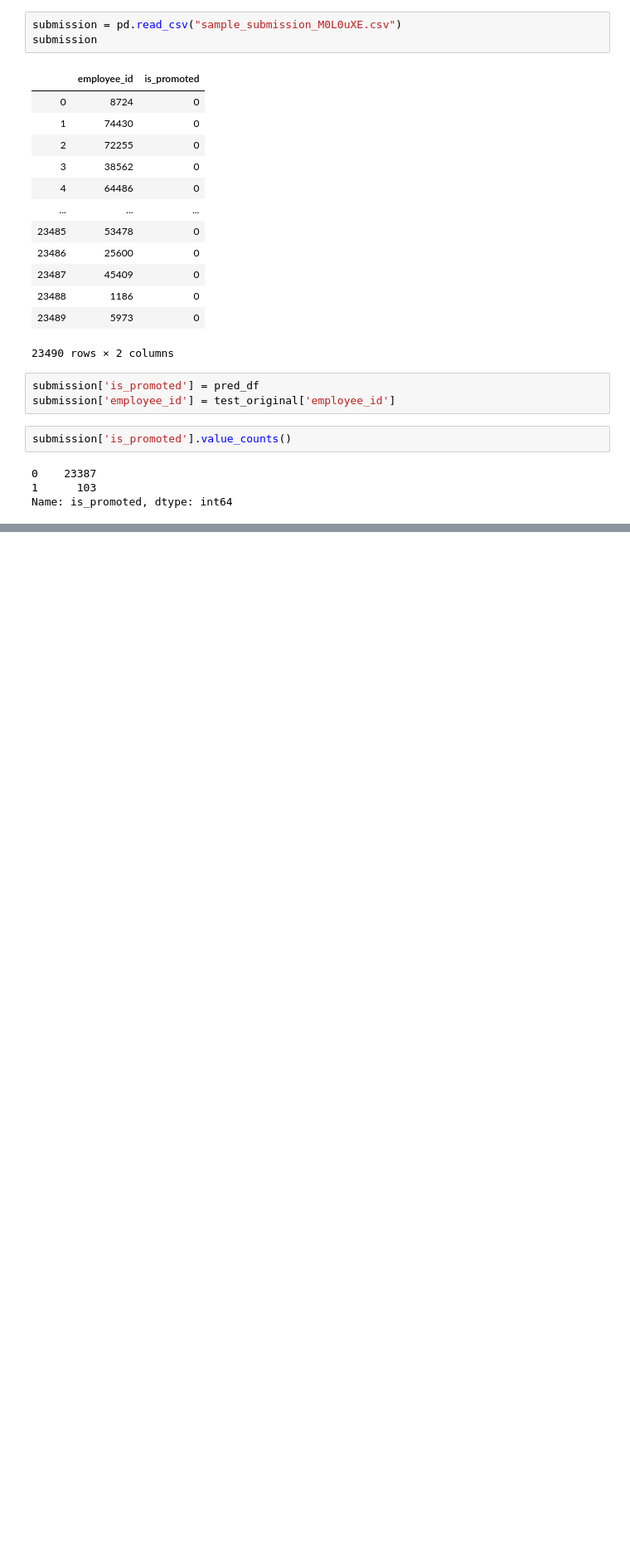
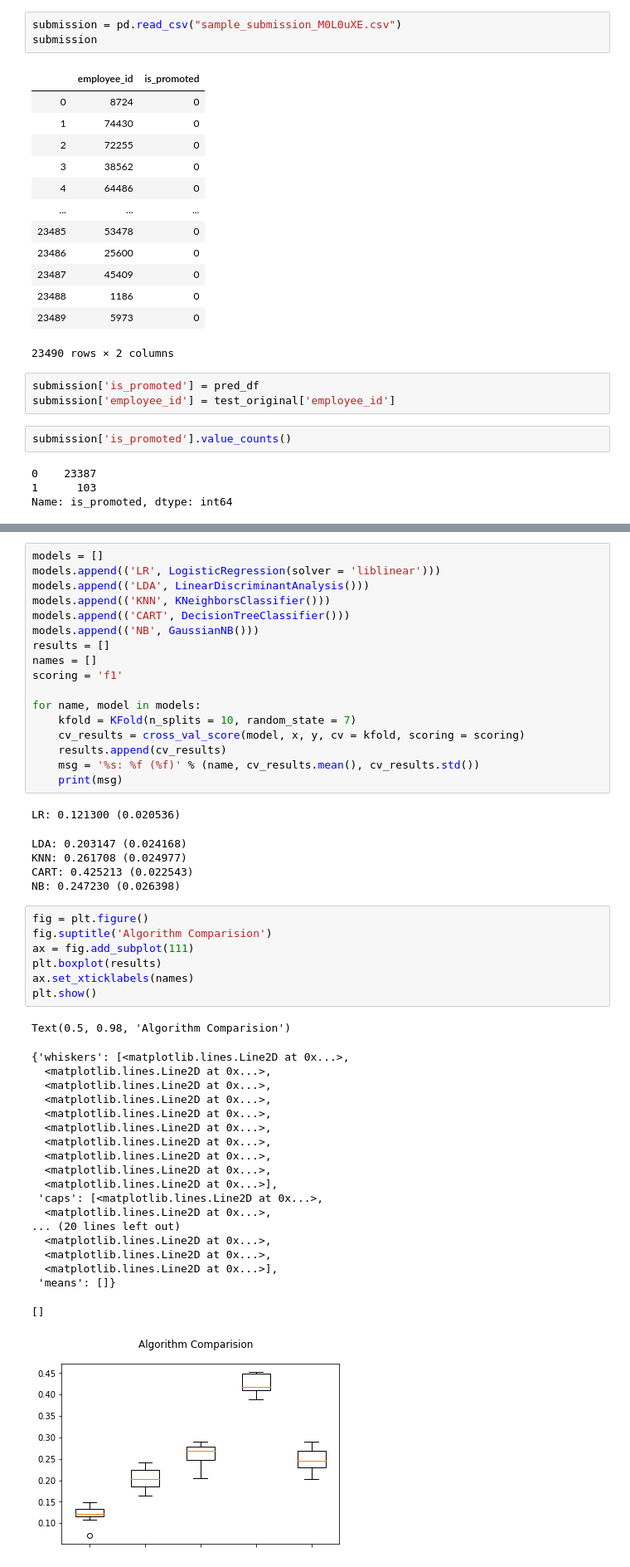
Before and after one commit to gympohnpimol/Hackathons_ML, a Jupyter notebook: HR Analytics .ipynb, the cells around one changed output, grey strips where cells are left out. Shown: that part at 83% size. Saved outputs shown, nothing was run; the diff lists cells and outputs as text; blank space fills up the shorter version.

Commit message:
algorithm

```diff
--- a/HR Analytics .ipynb
+++ b/HR Analytics .ipynb
@@ -472,0 +482,51 @@ Name: is_promoted, dtype: int64
+# %%
+models = []
+models.append(('LR', LogisticRegression(solver = 'liblinear')))
+models.append(('LDA', LinearDiscriminantAnalysis()))
+models.append(('KNN', KNeighborsClassifier()))
+models.append(('CART', DecisionTreeClassifier()))
+models.append(('NB', GaussianNB()))
+results = []
+names = []
+scoring = 'f1'
+
+for name, model in models:
+    kfold = KFold(n_splits = 10, random_state = 7)
+    cv_results = cross_val_score(model, x, y, cv = kfold, scoring = scoring)
+    results.append(cv_results)
+    msg = '%s: %f (%f)' % (name, cv_results.mean(), cv_results.std())
+    print(msg)
+# %% [output]
+LR: 0.121300 (0.020536)
+LDA: 0.203147 (0.024168)
+KNN: 0.261708 (0.024977)
+CART: 0.425213 (0.022543)
+NB: 0.247230 (0.026398)
+# %%
+fig = plt.figure()
+fig.suptitle('Algorithm Comparision')
+ax = fig.add_subplot(111)
+plt.boxplot(results)
+ax.set_xticklabels(names)
+plt.show()
+# %% [output]
+Text(0.5, 0.98, 'Algorithm Comparision')
+{'whiskers': [<matplotlib.lines.Line2D at 0x...>,
+  <matplotlib.lines.Line2D at 0x...>,
+  <matplotlib.lines.Line2D at 0x...>,
+  <matplotlib.lines.Line2D at 0x...>,
+  <matplotlib.lines.Line2D at 0x...>,
+  <matplotlib.lines.Line2D at 0x...>,
+  <matplotlib.lines.Line2D at 0x...>,
+  <matplotlib.lines.Line2D at 0x...>,
+  <matplotlib.lines.Line2D at 0x...>,
+  <matplotlib.lines.Line2D at 0x...>],
+ 'caps': [<matplotlib.lines.Line2D at 0x...>,
+  <matplotlib.lines.Line2D at 0x...>,
+... (20 lines left out)
+  <matplotlib.lines.Line2D at 0x...>,
+  <matplotlib.lines.Line2D at 0x...>,
+  <matplotlib.lines.Line2D at 0x...>],
+ 'means': []}
+[]
+[figure, added]
```
Also changed, not shown: parts of 3 cells of this notebook, 1 other file.
